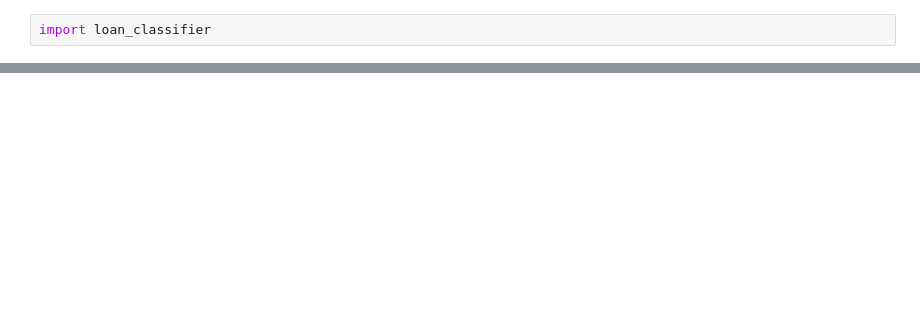
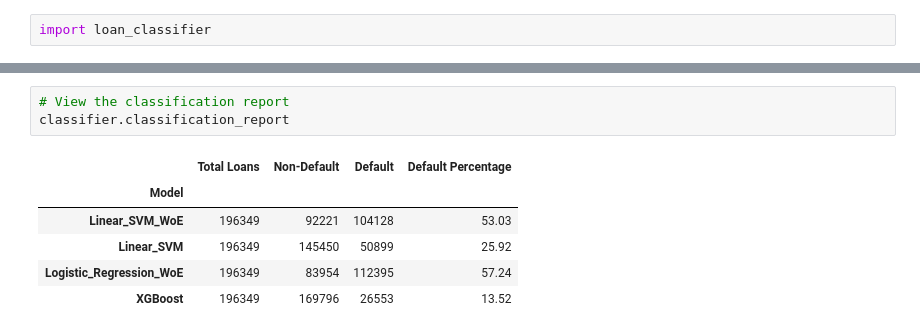
Before and after one commit to MIE479-2024/msf-capstone-crm, a Jupyter notebook: Demo/demo.ipynb, the cells around one changed output, grey strips where cells are left out. Drawn from its saved outputs; the diff is of its cells as text; blank space fills up the shorter version.

```diff
--- a/Demo/demo.ipynb
+++ b/Demo/demo.ipynb
@@ -11,0 +30,10 @@ FileNotFoundError: [Errno 2] No such file or directory: 'models/binning_models.p
+# %%
+# View the classification report
+classifier.classification_report
+# %% [output]
+|  | Total Loans | Non-Default | Default | Default Percentage |
+| Model |  |  |  |  |
+| Linear_SVM_WoE | 196349 | 92221 | 104128 | 53.03 |
+| Linear_SVM | 196349 | 145450 | 50899 | 25.92 |
+| Logistic_Regression_WoE | 196349 | 83954 | 112395 | 57.24 |
+| XGBoost | 196349 | 169796 | 26553 | 13.52 |
```
Also changed, not shown: parts of 12 cells of this notebook, 9 other files.
